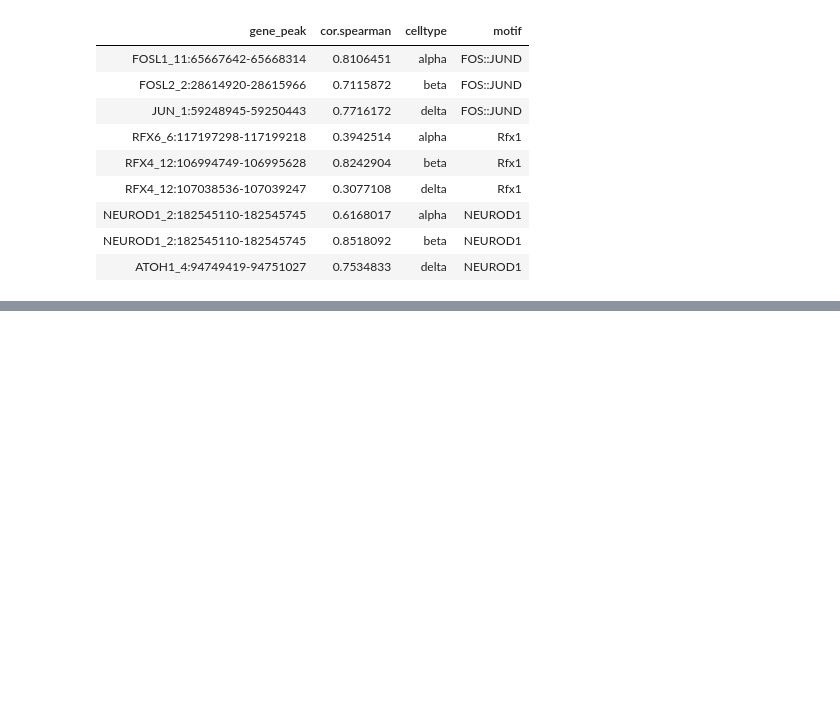
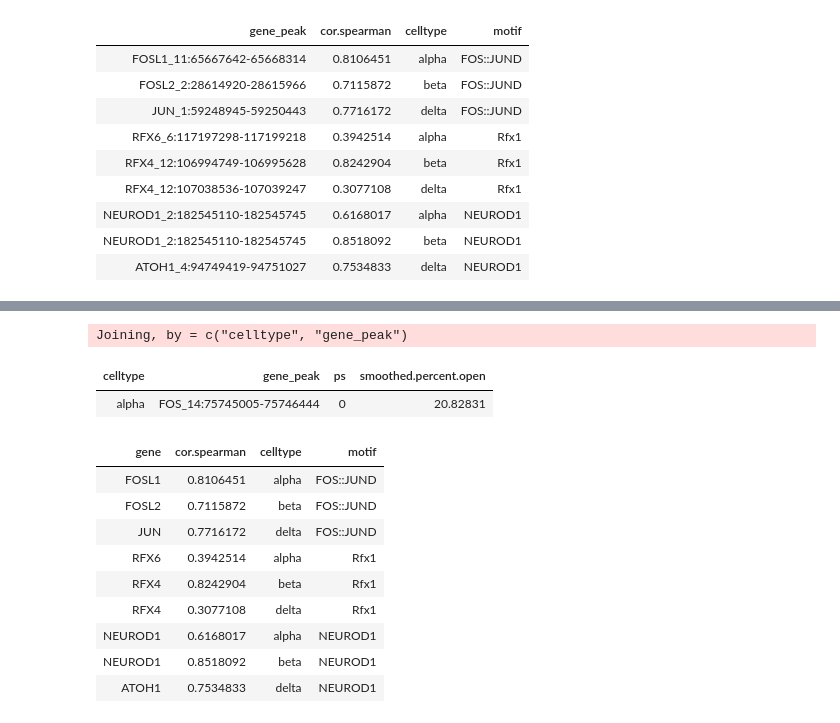
Before and after one commit to biomystery/islet_figs_motifs, a Jupyter notebook: multiple_promoter_transcript_level/05c.get_fraction_openning_per_bin.ipynb, the cells around one changed output, grey strips where cells are left out. Saved outputs shown, nothing was run; the diff lists cells and outputs as text; code cells hidden in the pictures; blank space fills up the shorter version.

```diff
--- a/multiple_promoter_transcript_level/05c.get_fraction_openning_per_bin.ipynb
+++ b/multiple_promoter_transcript_level/05c.get_fraction_openning_per_bin.ipynb
@@ -273,0 +300,39 @@ system("open ../figures/Fig2/subfigs/fig2f_motif_prom.max.speaman_cor.csv")
+# %%
+dat.prom <- (dat.prom %>% separate(gene_peak,group_by(celltype, gene_peak) %>% summarise(avg.open.max = max(mean(smoothed.percent.open))) %>%
+    select(-avg.open.max)) %>% left_join(dat.prom)
+dat.prom %>% head(1)
+# %% [output]
+Joining, by = c("celltype", "gene_peak")
+| celltype | gene_peak | ps | smoothed.percent.open |
+| alpha | FOS_14:75745005-75746444 | 0 | 20.82831 |
+# %%
+spearman.cor <- do.call(rbind, lapply(c("FOS::JUND", "Rfx1", "NEUROD1"), function(m) {
+    dat.motif <- fread(paste0("../figures/Fig2/subfigs/fig2f_motif_", m, "_ps_lines.csv"),
+        drop = 1)
+    dat.prom <- fread(paste0("../figures/Fig2/subfigs/fig2f_motif_", m, "_prom_hm.csv"),
+        drop = 1)
+
+    do.call(rbind, lapply(dat.motif %>% filter(motif == m) %>% pull(celltype) %>%
+        unique, function(ct) data.frame(cor.spearman = sapply(dat.prom %>% filter(celltype ==
+        ct) %>% pull(gene) %>% unique, function(g) cor(dat.prom %>% filter(celltype ==
+        ct, gene == g) %>% arrange(ps) %>% pull(smoothed.percent.open), dat.motif %>%
+        filter(motif == m, celltype == ct) %>% arrange(ps) %>% pull(zval), method = "spearman")),
+        celltype = ct, motif = m) %>% rownames_to_column("gene")))
+}))
+fwrite(spearman.cor, "../figures/Fig2/subfigs/fig2f_motif_prom_speaman.cor.csv")
+system("open ../figures/Fig2/subfigs/fig2f_motif_prom_speaman.cor.csv")
+
+spearman.cor %>% group_by(celltype, motif) %>% top_n(1, cor.spearman)
+fwrite(spearman.cor %>% group_by(celltype, motif) %>% top_n(1, cor.spearman), "../figures/Fig2/subfigs/fig2f_motif_prom.max.speaman_cor.csv")
+system("open ../figures/Fig2/subfigs/fig2f_motif_prom.max.speaman_cor.csv")
+# %% [output]
+| gene | cor.spearman | celltype | motif |
+| FOSL1 | 0.8106451 | alpha | FOS::JUND |
+| FOSL2 | 0.7115872 | beta | FOS::JUND |
+| JUN | 0.7716172 | delta | FOS::JUND |
+| RFX6 | 0.3942514 | alpha | Rfx1 |
+| RFX4 | 0.8242904 | beta | Rfx1 |
+| RFX4 | 0.3077108 | delta | Rfx1 |
+| NEUROD1 | 0.6168017 | alpha | NEUROD1 |
+| NEUROD1 | 0.8518092 | beta | NEUROD1 |
+| ATOH1 | 0.7534833 | delta | NEUROD1 |
```
Also changed, not shown: parts of 2 cells of this notebook, 8 other files.
